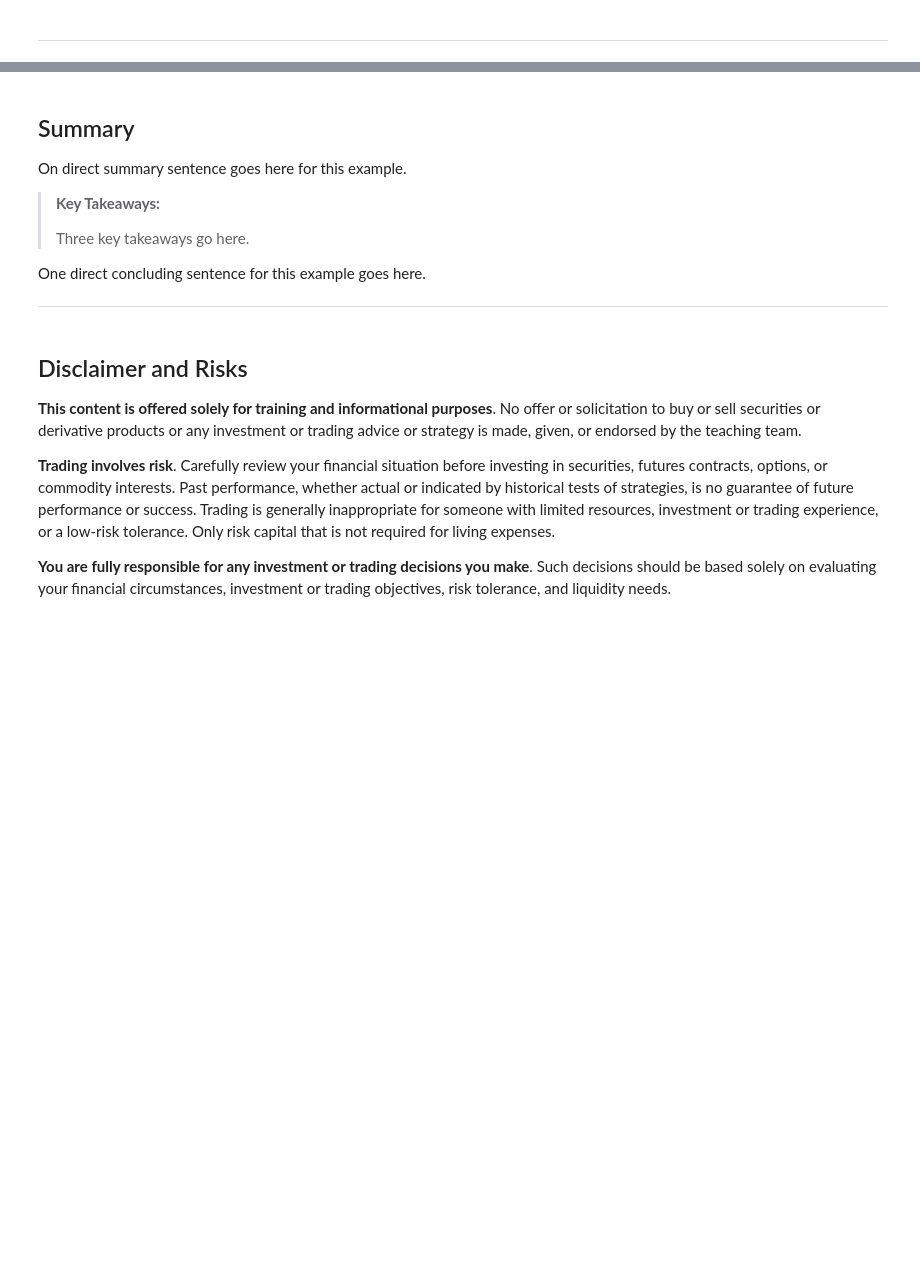
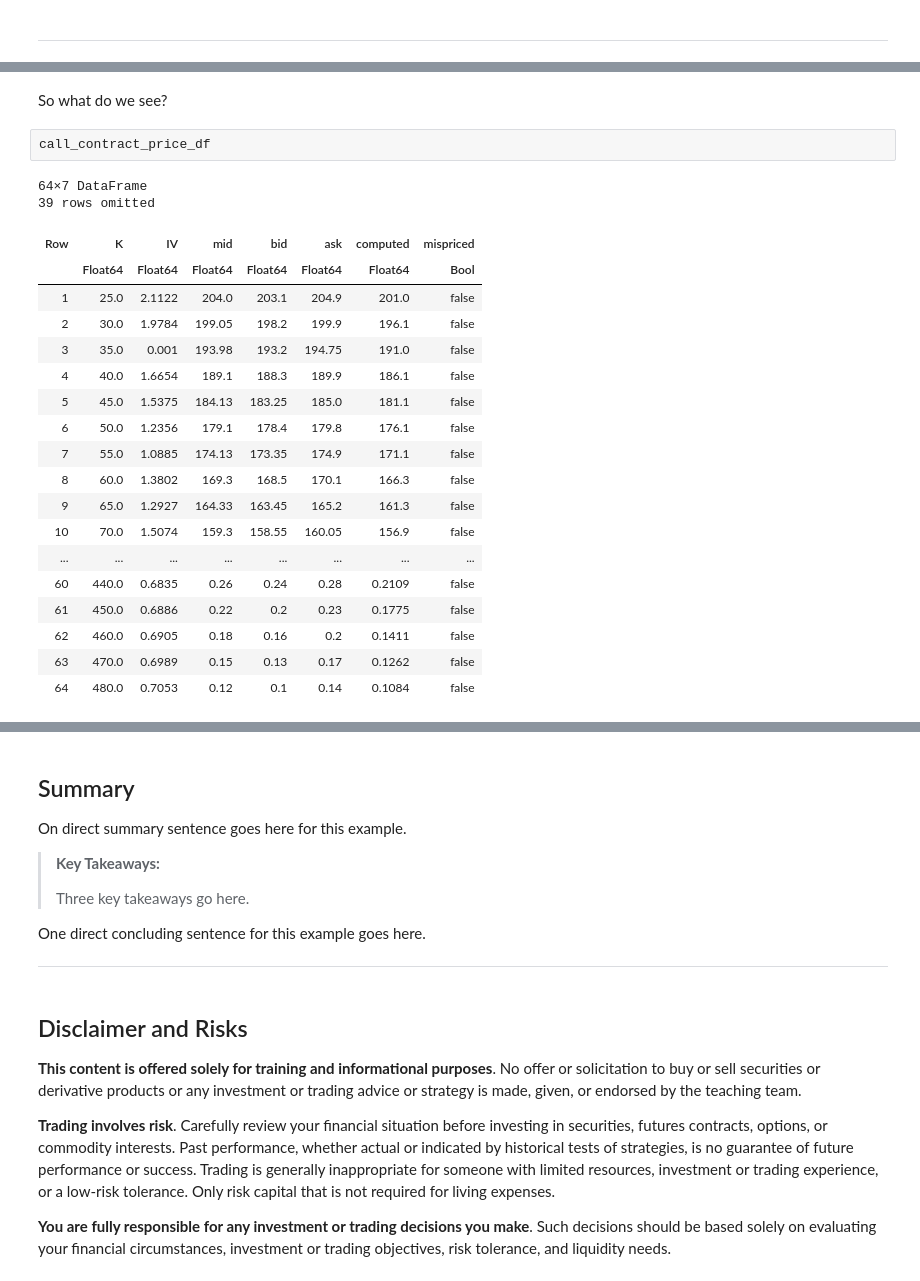
Before and after one commit to sp2229/CHEME-5660-CourseRepository-Fall-2025, a Jupyter notebook: lectures/week-10/L10b/CHEME-5660-L10b-Example-AmericanContractsPremium-Fall-2025.ipynb, the cells around one changed output, grey strips where cells are left out. Drawn from its saved outputs; the diff is of its cells as text; blank space fills up the shorter version.

```diff
--- a/lectures/week-10/L10b/CHEME-5660-L10b-Example-AmericanContractsPremium-Fall-2025.ipynb
+++ b/lectures/week-10/L10b/CHEME-5660-L10b-Example-AmericanContractsPremium-Fall-2025.ipynb
@@ -80,0 +194,25 @@ Fill me in.
+# %% [markdown]
+So what do we see?
+# %%
+call_contract_price_df
+# %% [output]
+64×7 DataFrame
+39 rows omitted
+| Row | K | IV | mid | bid | ask | computed | mispriced |
+|  | Float64 | Float64 | Float64 | Float64 | Float64 | Float64 | Bool |
+| 1 | 25.0 | 2.1122 | 204.0 | 203.1 | 204.9 | 201.0 | false |
+| 2 | 30.0 | 1.9784 | 199.05 | 198.2 | 199.9 | 196.1 | false |
+| 3 | 35.0 | 0.001 | 193.98 | 193.2 | 194.75 | 191.0 | false |
+| 4 | 40.0 | 1.6654 | 189.1 | 188.3 | 189.9 | 186.1 | false |
+| 5 | 45.0 | 1.5375 | 184.13 | 183.25 | 185.0 | 181.1 | false |
+| 6 | 50.0 | 1.2356 | 179.1 | 178.4 | 179.8 | 176.1 | false |
+| 7 | 55.0 | 1.0885 | 174.13 | 173.35 | 174.9 | 171.1 | false |
+| 8 | 60.0 | 1.3802 | 169.3 | 168.5 | 170.1 | 166.3 | false |
+| 9 | 65.0 | 1.2927 | 164.33 | 163.45 | 165.2 | 161.3 | false |
+| 10 | 70.0 | 1.5074 | 159.3 | 158.55 | 160.05 | 156.9 | false |
+| ... | ... | ... | ... | ... | ... | ... | ... |
+| 60 | 440.0 | 0.6835 | 0.26 | 0.24 | 0.28 | 0.2109 | false |
+| 61 | 450.0 | 0.6886 | 0.22 | 0.2 | 0.23 | 0.1775 | false |
+| 62 | 460.0 | 0.6905 | 0.18 | 0.16 | 0.2 | 0.1411 | false |
+| 63 | 470.0 | 0.6989 | 0.15 | 0.13 | 0.17 | 0.1262 | false |
+| 64 | 480.0 | 0.7053 | 0.12 | 0.1 | 0.14 | 0.1084 | false |
```
Also changed, not shown: parts of 16 cells of this notebook.
